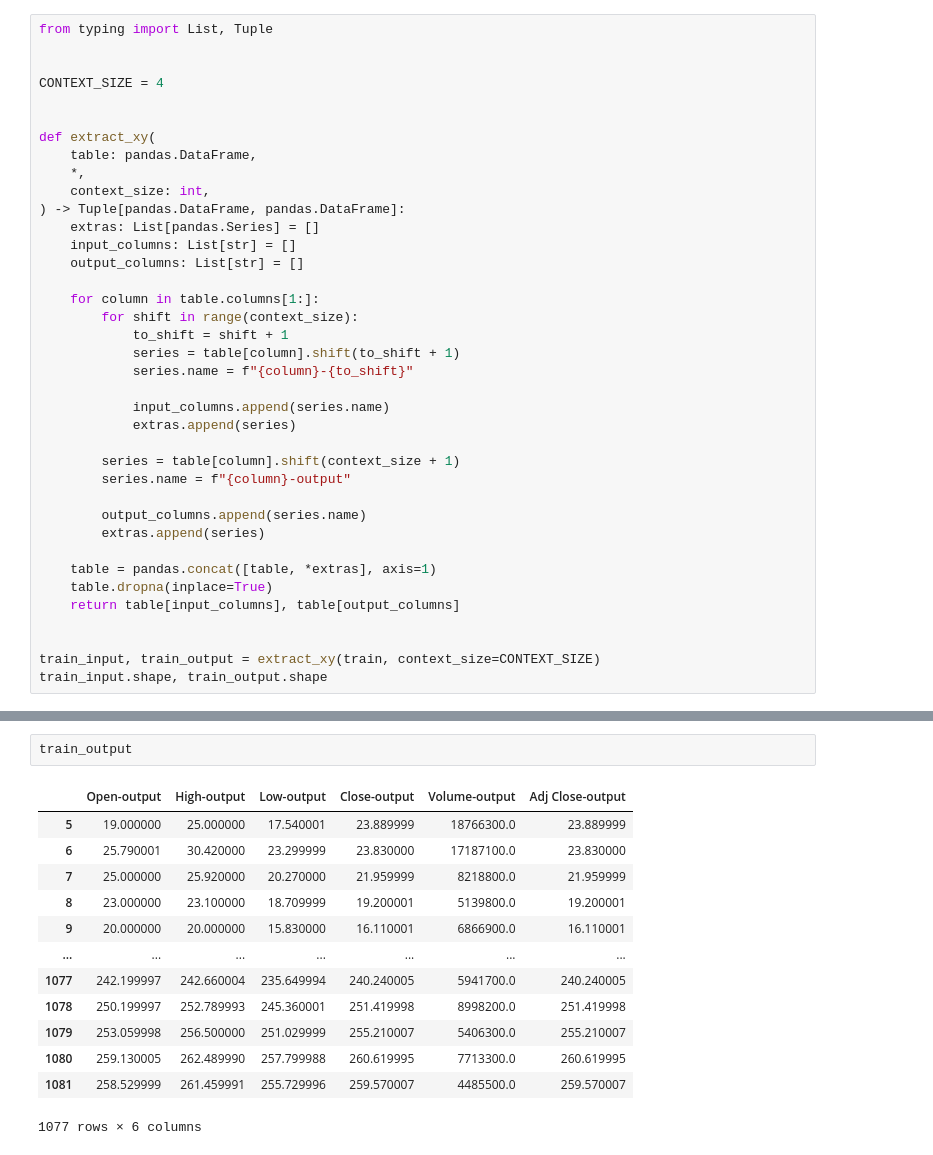
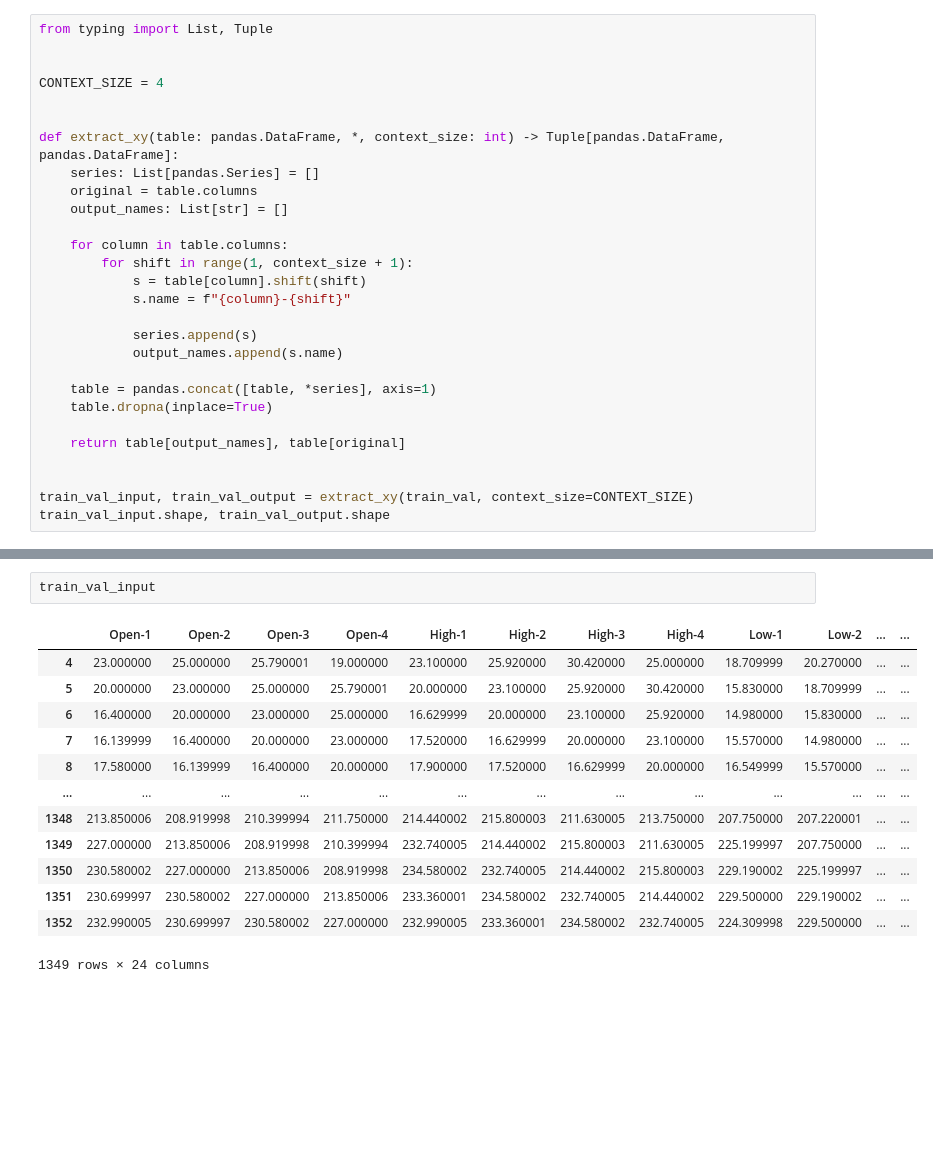
Before and after one commit to HaiAu2501/EL4TF, a Jupyter notebook: linear_models/linear_regression.ipynb, the cells around one changed output, grey strips where cells are left out. Drawn from its saved outputs; the diff is of its cells as text; blank space fills up the shorter version.

```diff
--- a/linear_models/linear_regression.ipynb
+++ b/linear_models/linear_regression.ipynb
@@ -29,35 +28,25 @@ from typing import List, Tuple
 CONTEXT_SIZE = 4
 
 
-def extract_xy(
-    table: pandas.DataFrame,
-    *,
-    context_size: int,
-) -> Tuple[pandas.DataFrame, pandas.DataFrame]:
-    extras: List[pandas.Series] = []
-    input_columns: List[str] = []
-    output_columns: List[str] = []
+def extract_xy(table: pandas.DataFrame, *, context_size: int) -> Tuple[pandas.DataFrame, pandas.DataFrame]:
+    series: List[pandas.Series] = []
+    original = table.columns
+    output_names: List[str] = []
 
-    for column in table.columns[1:]:
-        for shift in range(context_size):
-            to_shift = shift + 1
-            series = table[column].shift(to_shift + 1)
-            series.name = f"{column}-{to_shift}"
+    for column in table.columns:
+        for shift in range(1, context_size + 1):
+            s = table[column].shift(shift)
+            s.name = f"{column}-{shift}"
 
-            input_columns.append(series.name)
-            extras.append(series)
+            series.append(s)
+            output_names.append(s.name)
 
-        series = table[column].shift(context_size + 1)
-        series.name = f"{column}-output"
+    table = pandas.concat([table, *series], axis=1)
+    table.dropna(inplace=True)
 
-        output_columns.append(series.name)
-        extras.append(series)
-
-    table = pandas.concat([table, *extras], axis=1)
-    table.dropna(inplace=True)
-    return table[input_columns], table[output_columns]
+    return table[output_names], table[original]
 
 
-train_input, train_output = extract_xy(train, context_size=CONTEXT_SIZE)
-train_input.shape, train_output.shape
+train_val_input, train_val_output = extract_xy(train_val, context_size=CONTEXT_SIZE)
+train_val_input.shape, train_val_output.shape
 # %% [output]
@@ -81,16 +54,16 @@ train_input
-# %%
-train_output
-# %% [output]
-|  | Open-output | High-output | Low-output | Close-output | Volume-output | Adj Close-output |
-| 5 | 19.000000 | 25.000000 | 17.540001 | 23.889999 | 18766300.0 | 23.889999 |
-| 6 | 25.790001 | 30.420000 | 23.299999 | 23.830000 | 17187100.0 | 23.830000 |
-| 7 | 25.000000 | 25.920000 | 20.270000 | 21.959999 | 8218800.0 | 21.959999 |
-| 8 | 23.000000 | 23.100000 | 18.709999 | 19.200001 | 5139800.0 | 19.200001 |
-| 9 | 20.000000 | 20.000000 | 15.830000 | 16.110001 | 6866900.0 | 16.110001 |
-| ... | ... | ... | ... | ... | ... | ... |
-| 1077 | 242.199997 | 242.660004 | 235.649994 | 240.240005 | 5941700.0 | 240.240005 |
-| 1078 | 250.199997 | 252.789993 | 245.360001 | 251.419998 | 8998200.0 | 251.419998 |
-| 1079 | 253.059998 | 256.500000 | 251.029999 | 255.210007 | 5406300.0 | 255.210007 |
-| 1080 | 259.130005 | 262.489990 | 257.799988 | 260.619995 | 7713300.0 | 260.619995 |
-| 1081 | 258.529999 | 261.459991 | 255.729996 | 259.570007 | 4485500.0 | 259.570007 |
-1077 rows × 6 columns
+# %%
+train_val_input
+# %% [output]
+|  | Open-1 | Open-2 | Open-3 | Open-4 | High-1 | High-2 | High-3 | High-4 | Low-1 | Low-2 | ... | ... |
+| 4 | 23.000000 | 25.000000 | 25.790001 | 19.000000 | 23.100000 | 25.920000 | 30.420000 | 25.000000 | 18.709999 | 20.270000 | ... | ... |
+| 5 | 20.000000 | 23.000000 | 25.000000 | 25.790001 | 20.000000 | 23.100000 | 25.920000 | 30.420000 | 15.830000 | 18.709999 | ... | ... |
+| 6 | 16.400000 | 20.000000 | 23.000000 | 25.000000 | 16.629999 | 20.000000 | 23.100000 | 25.920000 | 14.980000 | 15.830000 | ... | ... |
+| 7 | 16.139999 | 16.400000 | 20.000000 | 23.000000 | 17.520000 | 16.629999 | 20.000000 | 23.100000 | 15.570000 | 14.980000 | ... | ... |
+| 8 | 17.580000 | 16.139999 | 16.400000 | 20.000000 | 17.900000 | 17.520000 | 16.629999 | 20.000000 | 16.549999 | 15.570000 | ... | ... |
+| ... | ... | ... | ... | ... | ... | ... | ... | ... | ... | ... | ... | ... |
+| 1348 | 213.850006 | 208.919998 | 210.399994 | 211.750000 | 214.440002 | 215.800003 | 211.630005 | 213.750000 | 207.750000 | 207.220001 | ... | ... |
+| 1349 | 227.000000 | 213.850006 | 208.919998 | 210.399994 | 232.740005 | 214.440002 | 215.800003 | 211.630005 | 225.199997 | 207.750000 | ... | ... |
+| 1350 | 230.580002 | 227.000000 | 213.850006 | 208.919998 | 234.580002 | 232.740005 | 214.440002 | 215.800003 | 229.190002 | 225.199997 | ... | ... |
+| 1351 | 230.699997 | 230.580002 | 227.000000 | 213.850006 | 233.360001 | 234.580002 | 232.740005 | 214.440002 | 229.500000 | 229.190002 | ... | ... |
+| 1352 | 232.990005 | 230.699997 | 230.580002 | 227.000000 | 232.990005 | 233.360001 | 234.580002 | 232.740005 | 224.309998 | 229.500000 | ... | ... |
+1349 rows × 24 columns
```
Also changed, not shown: parts of 15 cells of this notebook.
